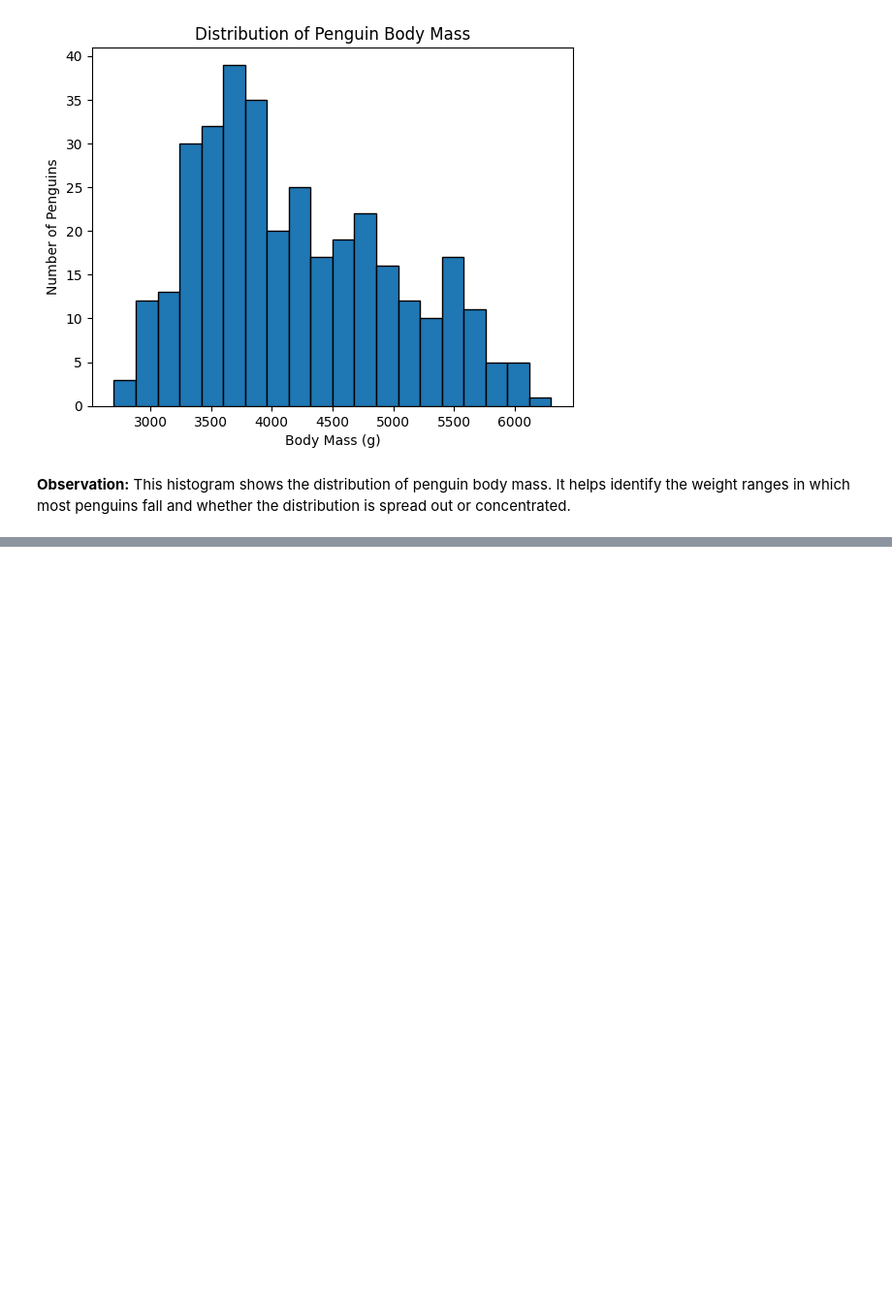
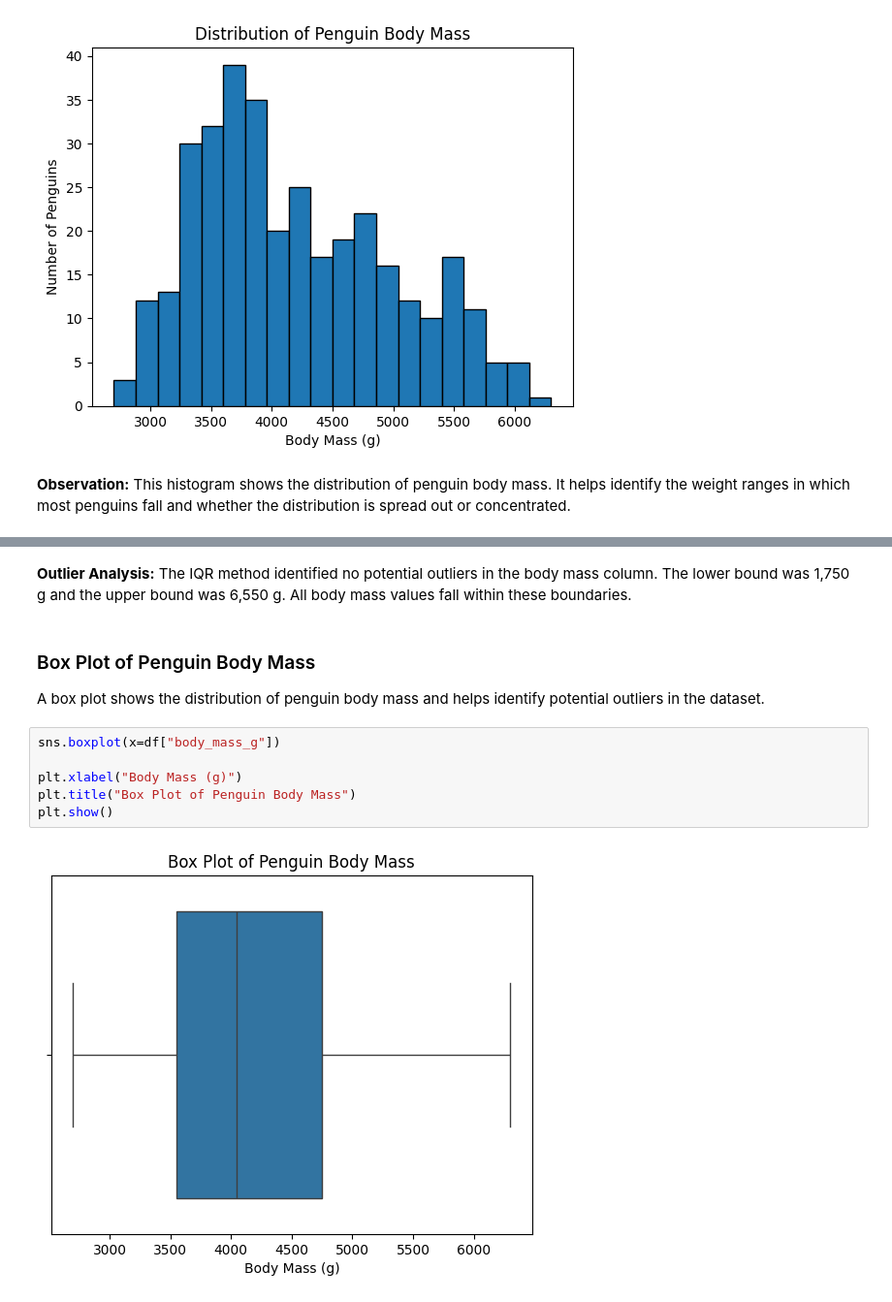
Before and after one commit to umairzahid-dev/Python-for-AI, a Jupyter notebook: notebooks/Week 4/Day 17/UmairZahid_EDA_Project.ipynb, the cells around one changed output, grey strips where cells are left out. Shown at 97% size. Drawn from its saved outputs; the diff is of its cells as text; blank space fills up the shorter version.

```diff
--- a/notebooks/Week 4/Day 17/UmairZahid_EDA_Project.ipynb
+++ b/notebooks/Week 4/Day 17/UmairZahid_EDA_Project.ipynb
@@ -102,0 +126,14 @@ plt.show()
+# %% [markdown]
+**Outlier Analysis:** The IQR method identified no potential outliers in the body mass column. The lower bound was 1,750 g and the upper bound was 6,550 g. All body mass values fall within these boundaries.
+# %% [markdown]
+### Box Plot of Penguin Body Mass
+
+A box plot shows the distribution of penguin body mass and helps identify potential outliers in the dataset.
+# %%
+sns.boxplot(x=df["body_mass_g"])
+
+plt.xlabel("Body Mass (g)")
+plt.title("Box Plot of Penguin Body Mass")
+plt.show()
+# %% [output]
+[figure, added]
```
Also changed, not shown: parts of 13 cells of this notebook, 2 other files.
